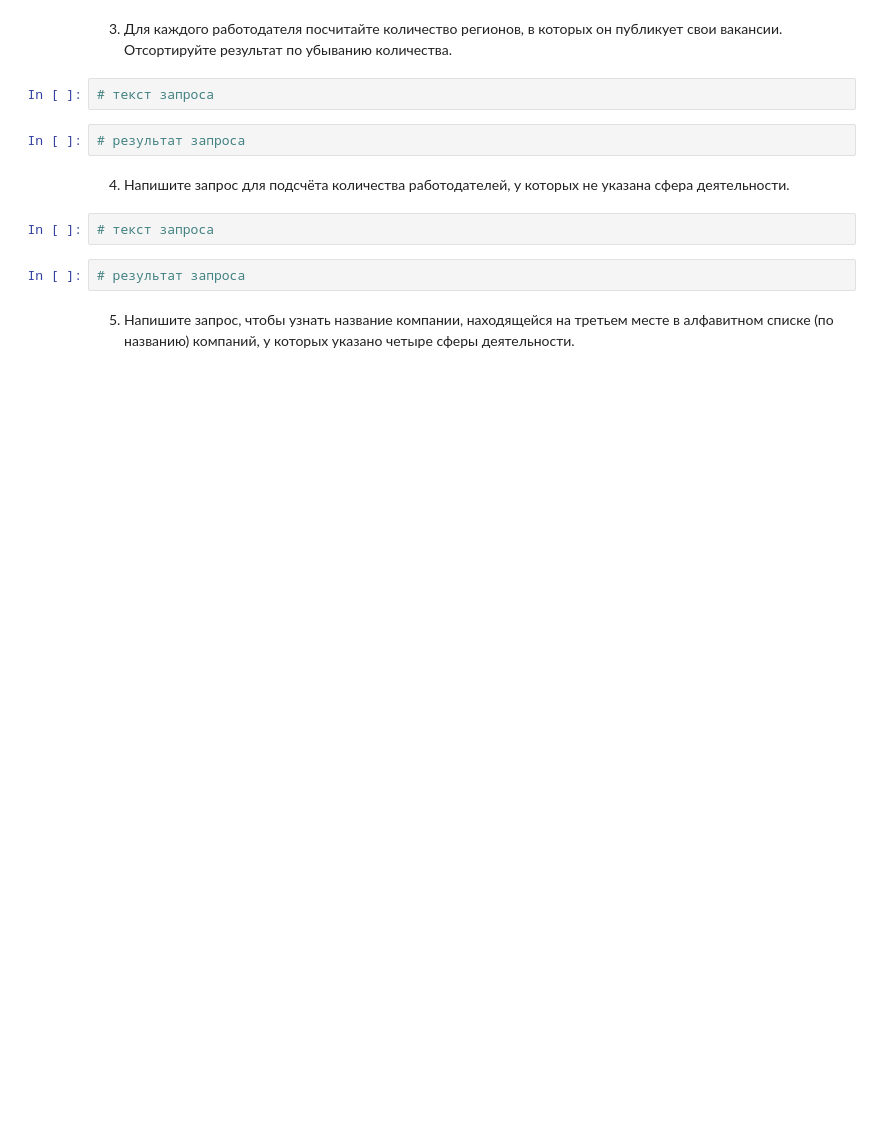
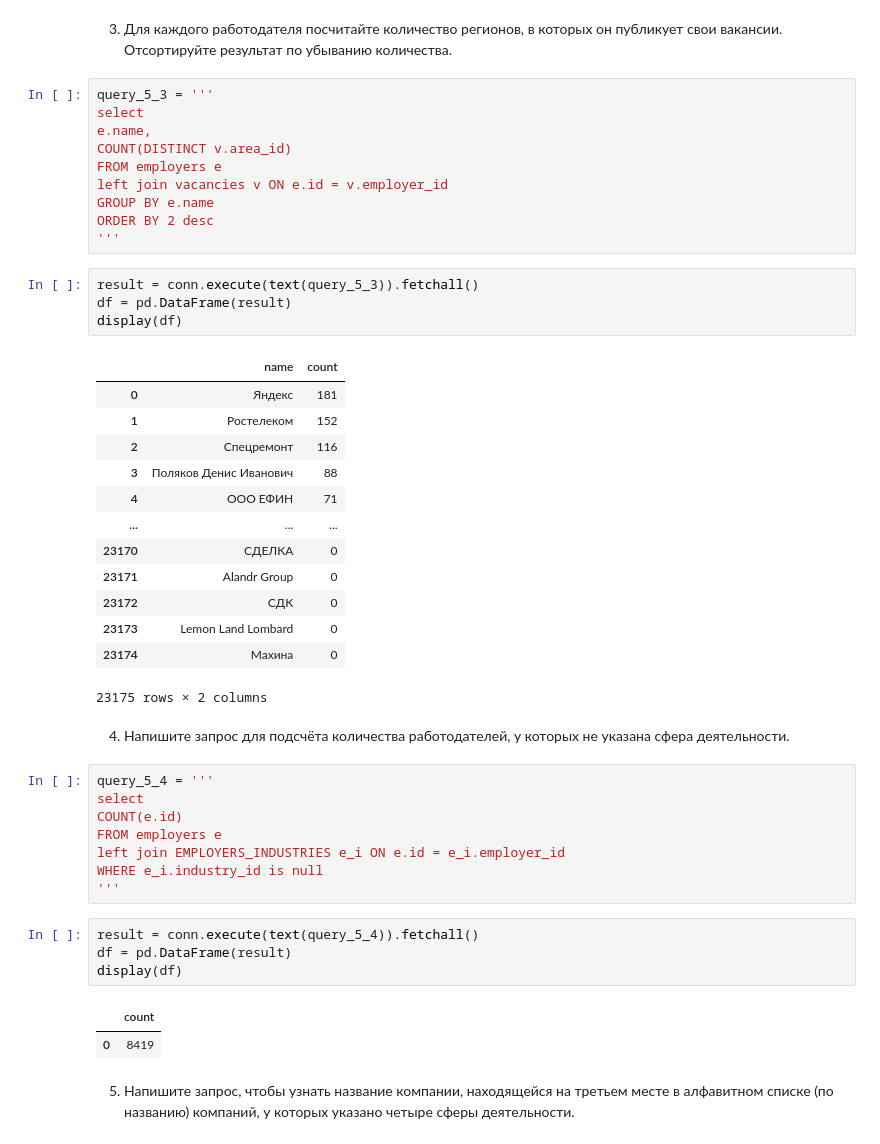
Before and after one commit to bulatpython/win-pc, a Jupyter notebook: Project_2_Ноутбук_шаблон.ipynb, the cells around one changed output. Cells and saved outputs as stored; diff of their text form; blank space fills up the shorter version.

```diff
--- a/Project_2_Ноутбук_шаблон.ipynb
+++ b/Project_2_Ноутбук_шаблон.ipynb
@@ -310,15 +337,50 @@ display(df)
 # %% [markdown]
 3. Для каждого работодателя посчитайте количество регионов, в которых он публикует свои вакансии. Отсортируйте результат по убыванию количества.
 # %%
-# текст запроса
+query_5_3 = '''
+select
+e.name,
+COUNT(DISTINCT v.area_id)
+FROM employers e
+left join vacancies v ON e.id = v.employer_id
+GROUP BY e.name
+ORDER BY 2 desc
+'''
 # %%
-# результат запроса
+result = conn.execute(text(query_5_3)).fetchall()
+df = pd.DataFrame(result)
+display(df)
+# %% [output]
+|  | name | count |
+| 0 | Яндекс | 181 |
+| 1 | Ростелеком | 152 |
+| 2 | Спецремонт | 116 |
+| 3 | Поляков Денис Иванович | 88 |
+| 4 | ООО ЕФИН | 71 |
+| ... | ... | ... |
+| 23170 | СДЕЛКА | 0 |
+| 23171 | Alandr Group | 0 |
+| 23172 | СДК | 0 |
+| 23173 | Lemon Land Lombard | 0 |
+| 23174 | Махина | 0 |
+23175 rows × 2 columns
 # %% [markdown]
 4. Напишите запрос для подсчёта количества работодателей, у которых не указана сфера деятельности.
 # %%
-# текст запроса
+query_5_4 = '''
+select
+COUNT(e.id)
+FROM employers e
+left join EMPLOYERS_INDUSTRIES e_i ON e.id = e_i.employer_id
+WHERE e_i.industry_id is null
+'''
 # %%
-# результат запроса
+result = conn.execute(text(query_5_4)).fetchall()
+df = pd.DataFrame(result)
+display(df)
+# %% [output]
+|  | count |
+| 0 | 8419 |
 # %% [markdown]
 5. Напишите запрос, чтобы узнать название компании, находящейся на третьем месте в алфавитном списке (по названию) компаний, у которых указано четыре сферы деятельности.
 # %%
```
Also changed, not shown: parts of 24 cells of this notebook.
